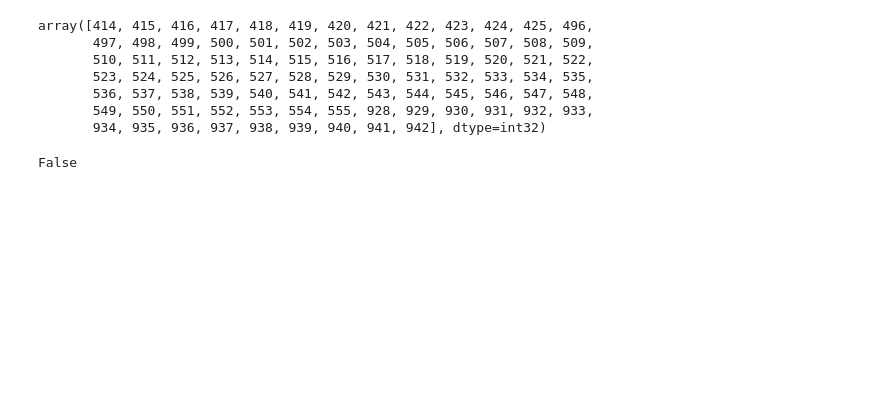
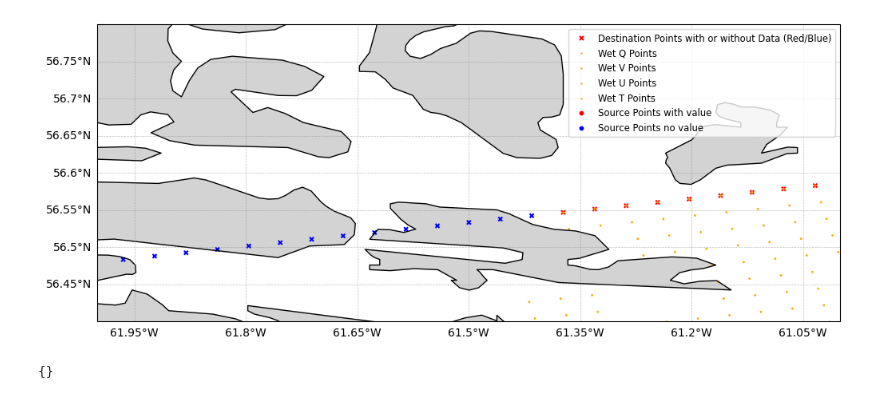
Before and after one commit to CROCODILE-CESM/nwa12_v0, a Jupyter notebook: dev/bgc/cesm_downscaling/regridding_workflow/analysis_testing.ipynb, the cells around one changed output. Drawn from its saved outputs; the diff is of its cells as text; code cells hidden in the pictures; blank space fills up the shorter version.

```diff
--- a/dev/bgc/cesm_downscaling/regridding_workflow/analysis_testing.ipynb
+++ b/dev/bgc/cesm_downscaling/regridding_workflow/analysis_testing.ipynb
@@ -7,4 +7,15 @@ import numpy as np
 import matplotlib.pyplot as plt
 from CrocoDash.topo import Topo
 from CrocoDash.grid import Grid
+# %%
+
+north_weights = xr.open_dataset("/glade/u/home/manishrv/documents/croc/dev/bgc/cesm_downscaling/regridded_interpolated_data/north_weights.nc")
+raw_ds = xr.open_dataset("/glade/u/home/manishrv/documents/croc/dev/bgc/cesm_downscaling/raw_interpolated_data/DIC_north_vfilled.nc")
+raw_ds_unprocessed = xr.open_dataset("/glade/u/home/manishrv/documents/croc/dev/bgc/cesm_downscaling/raw_data/DIC_north_unprocessed.nc")
+regrid_ds_not_filled = xr.open_dataset("/glade/u/home/manishrv/documents/croc/dev/bgc/cesm_downscaling/regridded_data/DIC_north_regridded.nc")
+regridded_ds = xr.open_dataset("/glade/u/home/manishrv/documents/croc/dev/bgc/cesm_downscaling/regridded_interpolated_data/DIC_north_regridded.nc")
+raw_ds_with_fill_and_vfill = xr.open_dataset("/glade/u/home/manishrv/documents/croc/dev/bgc/cesm_downscaling/raw_interpolated_filled_data/DIC_north_vfilled.nc")
+regrid_ds_with_fill_and_vfill = xr.open_dataset("/glade/u/home/manishrv/documents/croc/dev/bgc/cesm_downscaling/regridded_interpolated_filled_data/DIC_north_regridded_with_fills.nc")
+north_weights_fill_and_vfill = xr.open_dataset("/glade/u/home/manishrv/documents/croc/dev/bgc/cesm_downscaling/regridded_interpolated_filled_data/north_weights.nc")
+processed_ds = xr.open_dataset("/glade/u/home/manishrv/documents/croc/dev/bgc/cesm_downscaling/processed_interpolated_filled_data/DIC_obc_segment_002.nc")
 # %%
@@ -24,26 +23,0 @@ north_mask = north_bound.get_boundary_dest_mask()
-# %%
-source_nans = north_bound.find_source_nans().values.flatten()
-
-source_nans_of_interest = source_nans[north_bound.source_indexes]
-
-constructed_dest_nan_vals = []
-for index,val in enumerate(source_nans_of_interest):
-    if val:
-        dest_point = north_bound.source_to_dest(north_bound.source_indexes[index]).values
-        constructed_dest_nan_vals.extend(dest_point)
-
-constructed_dest_nan_vals = np.unique(constructed_dest_nan_vals)
-
-constructed_dest_nan_vals
-# %% [output]
-array([414, 415, 416, 417, 418, 419, 420, 421, 422, 423, 424, 425, 496,
-       497, 498, 499, 500, 501, 502, 503, 504, 505, 506, 507, 508, 509,
-       510, 511, 512, 513, 514, 515, 516, 517, 518, 519, 520, 521, 522,
-       523, 524, 525, 526, 527, 528, 529, 530, 531, 532, 533, 534, 535,
-       536, 537, 538, 539, 540, 541, 542, 543, 544, 545, 546, 547, 548,
-       549, 550, 551, 552, 553, 554, 555, 928, 929, 930, 931, 932, 933,
-       934, 935, 936, 937, 938, 939, 940, 941, 942], dtype=int32)
-# %%
-topo.point_is_ocean(grid.tlat[35,36],grid.tlon[35,36])
-# %% [output]
-False
@@ -50 +35,12 @@ False
+# %%
+north_bound = ra.RegriddingAnalysis(raw_ds = raw_ds_with_fill_and_vfill,regridded_ds=processed_ds,weights = north_weights_fill_and_vfill,regrid_lon_name = "lon_segment_002",regrid_lat_name = "lat_segment_002",  regrid_var_name = "DIC_segment_002")
+# %%
+north_bound.plot_regridding_information([-62,-61,56.4,56.8],topo)
+# %% [output]
+[figure, added]
+# %%
+report = north_bound.check_source_points_on_dest_nans_over_ocean(topo, -1)
+report
+# %% [output]
+{}
 # %%
```
Also changed, not shown: parts of 10 cells of this notebook, 15 other files.
